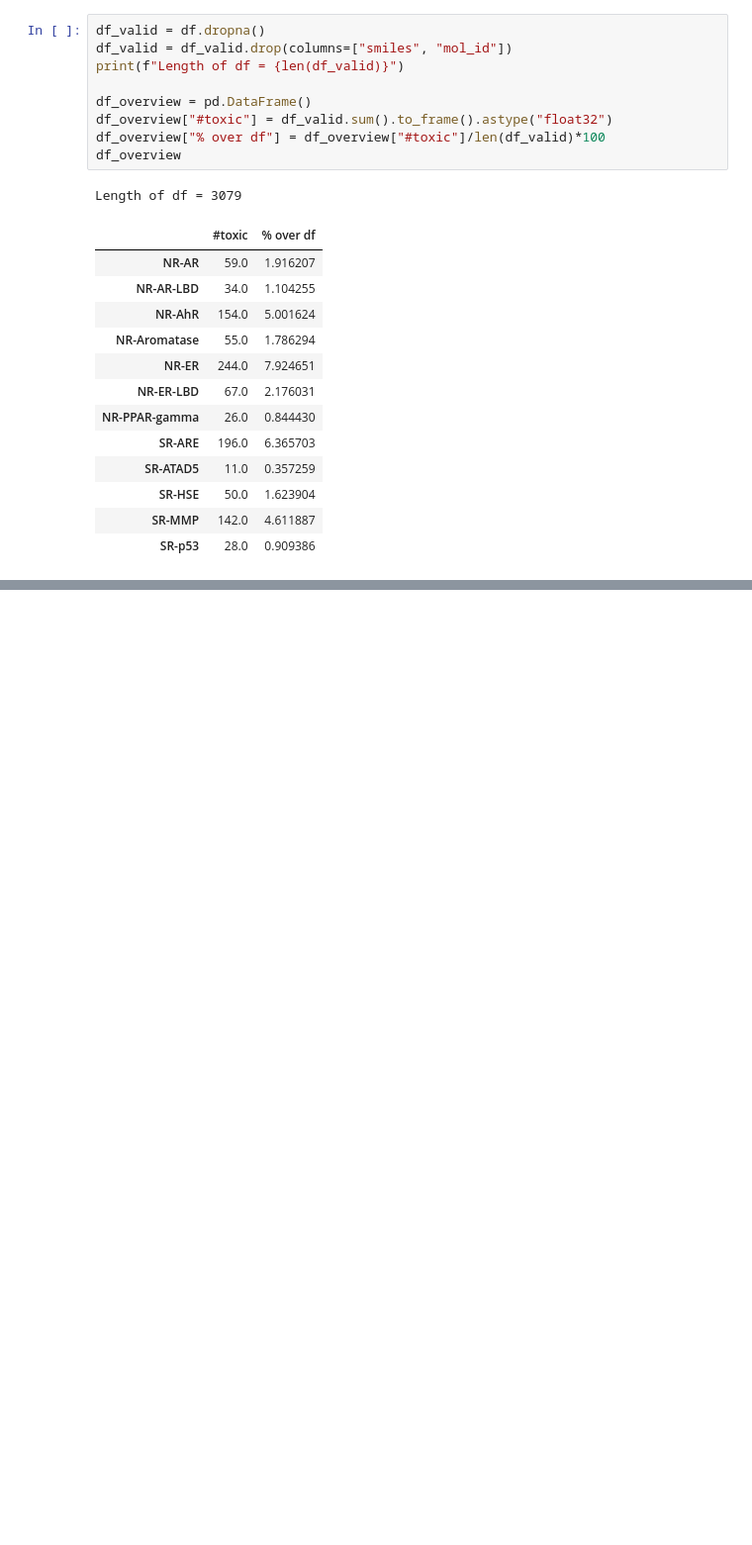
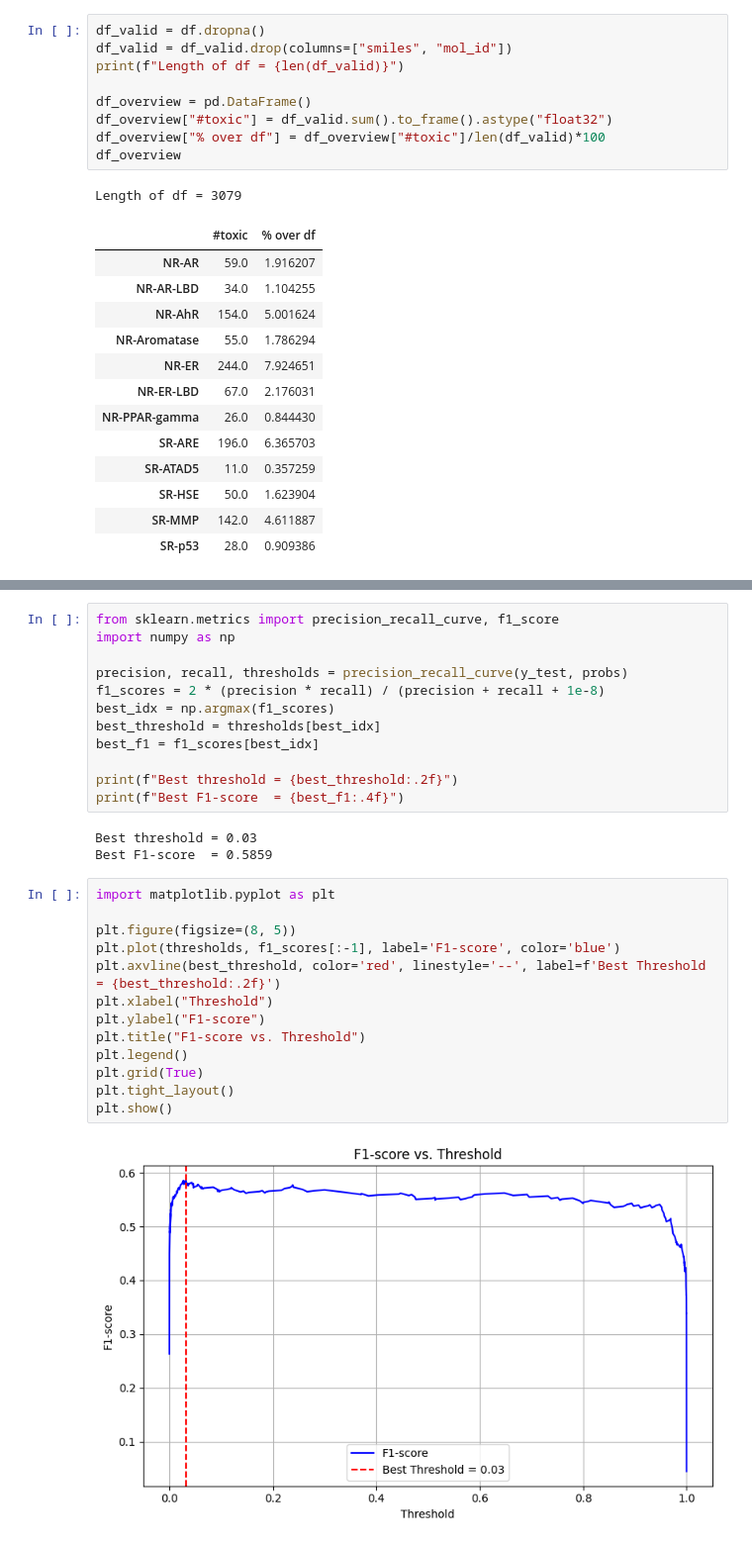
Before and after one commit to simope/toxicity, a Jupyter notebook: notebooks/tests.ipynb, the cells around one changed output, grey strips where cells are left out. Shown: that part at 99% size. Saved outputs shown, nothing was run; the diff lists cells and outputs as text; blank space fills up the shorter version.

```diff
--- a/notebooks/tests.ipynb
+++ b/notebooks/tests.ipynb
@@ -58,0 +192,30 @@ a
+# %%
+from sklearn.metrics import precision_recall_curve, f1_score
+import numpy as np
+
+precision, recall, thresholds = precision_recall_curve(y_test, probs)
+f1_scores = 2 * (precision * recall) / (precision + recall + 1e-8)
+best_idx = np.argmax(f1_scores)
+best_threshold = thresholds[best_idx]
+best_f1 = f1_scores[best_idx]
+
+print(f"Best threshold = {best_threshold:.2f}")
+print(f"Best F1-score  = {best_f1:.4f}")
+# %% [output]
+Best threshold = 0.03
+Best F1-score  = 0.5859
+# %%
+import matplotlib.pyplot as plt
+
+plt.figure(figsize=(8, 5))
+plt.plot(thresholds, f1_scores[:-1], label='F1-score', color='blue')
+plt.axvline(best_threshold, color='red', linestyle='--', label=f'Best Threshold = {best_threshold:.2f}')
+plt.xlabel("Threshold")
+plt.ylabel("F1-score")
+plt.title("F1-score vs. Threshold")
+plt.legend()
+plt.grid(True)
+plt.tight_layout()
+plt.show()
+# %% [output]
+[figure, added]
```
Also changed, not shown: parts of 8 cells of this notebook, 2 other files.
